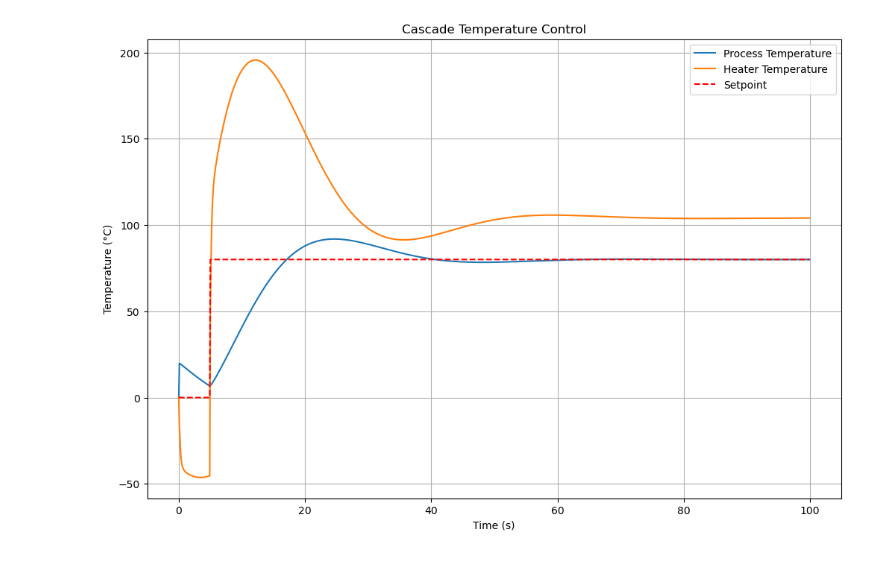
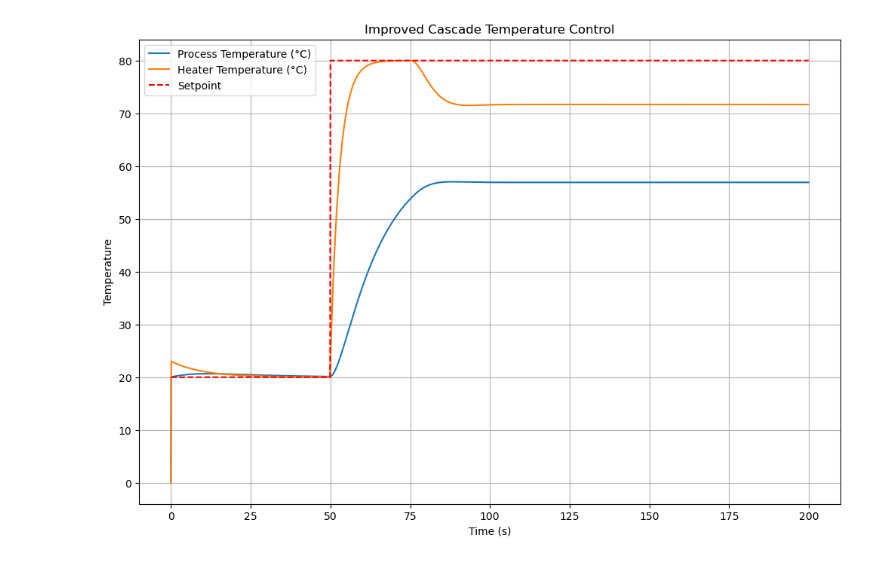
Before and after one commit to Vinothhk/PID-control, a Jupyter notebook: cascade_control.ipynb, the cells around one changed output. Saved outputs shown, nothing was run; the diff lists cells and outputs as text; code cells hidden in the pictures.

Commit message:
tuned inner loop

```diff
--- a/cascade_control.ipynb
+++ b/cascade_control.ipynb
@@ -32,52 +34,62 @@ class PIDController:
 
         return output
 # %%
-# Example: Cascade control for a heating system
-class CascadeHeatingSystem:
+
+class HeatingSystem:
     def __init__(self):
-        self.temp = 20
-        self.heater_temp = 20
+        self.process_temp = 20.0
+        self.heater_temp = 20.0
+        self.heat_loss_coeff = 0.02
+        self.heater_response_coeff = 0.1
 
-    def update(self, heater_power, ambient_temp, dt):
-        # Heater dynamics
-        self.heater_temp += (heater_power - (self.heater_temp - ambient_temp)*0.1) * dt
-        # Process dynamics
-        self.temp += ((self.heater_temp - self.temp)*0.05 - (self.temp - ambient_temp)*0.02) * dt
-        return self.temp, self.heater_temp
+    def update(self, power, ambient_temp, dt):
+        # Heater dynamics (inner loop process)
+        self.heater_temp += (power * 10 - (self.heater_temp - ambient_temp)) * self.heater_response_coeff * dt
 
-# Cascade PID controllers
-inner_pid = PIDController(Kp=5, Ki=0, Kd=0.1)  # controls heater temperature
-outer_pid = PIDController(Kp=2, Ki=0.5, Kd=0)  # controls process temperature
+        # Process dynamics (outer loop process)
+        heat_transfer = (self.heater_temp - self.process_temp) * 0.05
+        heat_loss = (self.process_temp - ambient_temp) * self.heat_loss_coeff
+        self.process_temp += (heat_transfer - heat_loss) * dt
 
-system = CascadeHeatingSystem()
+        return self.process_temp, self.heater_temp
+
+# Simulation parameters
 dt = 0.1
-total_time = 100
-steps = int(total_time / dt)
+total_time = 200
 time = np.arange(0, total_time, dt)
-temp = np.zeros_like(time)
-heater_temp = np.zeros_like(time)
-setpoint = np.zeros_like(time)
-setpoint[50:] = 80  # step change after 5 seconds
+
+# Controllers
+inner_pid = PIDController(Kp=0.25, Ki=0.04, Kd=0.01, output_limits=(0, 100))  # Heater control
+outer_pid = PIDController(Kp=9.00, Ki=0.01, Kd=0.03, output_limits=(0, 104))     # Process control
+
+# Simulation
+system = HeatingSystem()
+setpoint = np.where(time < 50, 20, 80)  # Step change at t=50s
 ambient_temp = 20
 
+process_temp = np.zeros_like(time)
+heater_temp = np.zeros_like(time)
+
 for i in range(1, len(time)):
-    # Outer loop computes heater setpoint
-    heater_setpoint = outer_pid.compute(setpoint[i], system.temp, dt)
-    # Inner loop computes heater power
-    heater_power = inner_pid.compute(heater_setpoint, system.heater_temp, dt)
-    # Update system
-    temp[i], heater_temp[i] = system.update(heater_power, ambient_temp, dt)
+    # Outer loop
+    heater_setpoint = outer_pid.compute(setpoint[i], process_temp[i-1], dt)
+    # heater_setpoint = 20 #manual mode for inner loop training
+    # Inner loop
+    heater_power = inner_pid.compute(heater_setpoint, heater_temp[i-1], dt)
 
-# Plot results
+    # System update
+    process_temp[i], heater_temp[i] = system.update(heater_power, ambient_temp, dt)
+
+# Plotting
 plt.figure(figsize=(12, 8))
-plt.plot(time, temp, label='Process Temperature')
-plt.plot(time, heater_temp, label='Heater Temperature')
+plt.plot(time, process_temp, label='Process Temperature (°C)')
+plt.plot(time, heater_temp, label='Heater Temperature (°C)')
 plt.plot(time, setpoint, 'r--', label='Setpoint')
 plt.xlabel('Time (s)')
-plt.ylabel('Temperature (°C)')
-plt.title('Cascade Temperature Control')
+plt.ylabel('Temperature')
+plt.title('Improved Cascade Temperature Control')
 plt.legend()
 plt.grid(True)
 plt.show()
 # %% [output]
-[figure, old version]
+[figure, new version]
```
Also changed, not shown: parts of 1 cell of this notebook.
